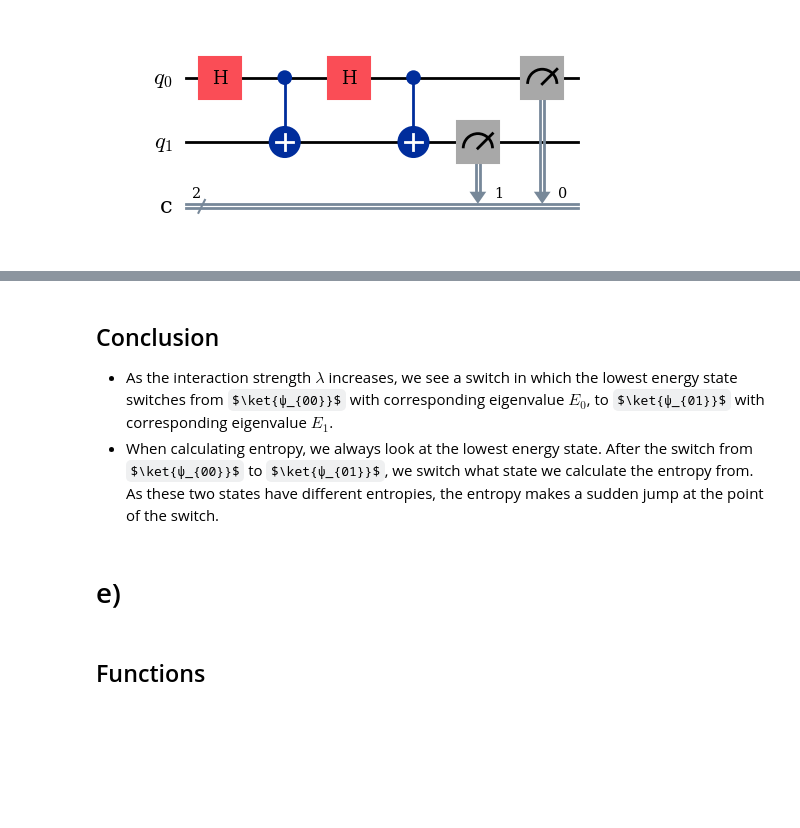
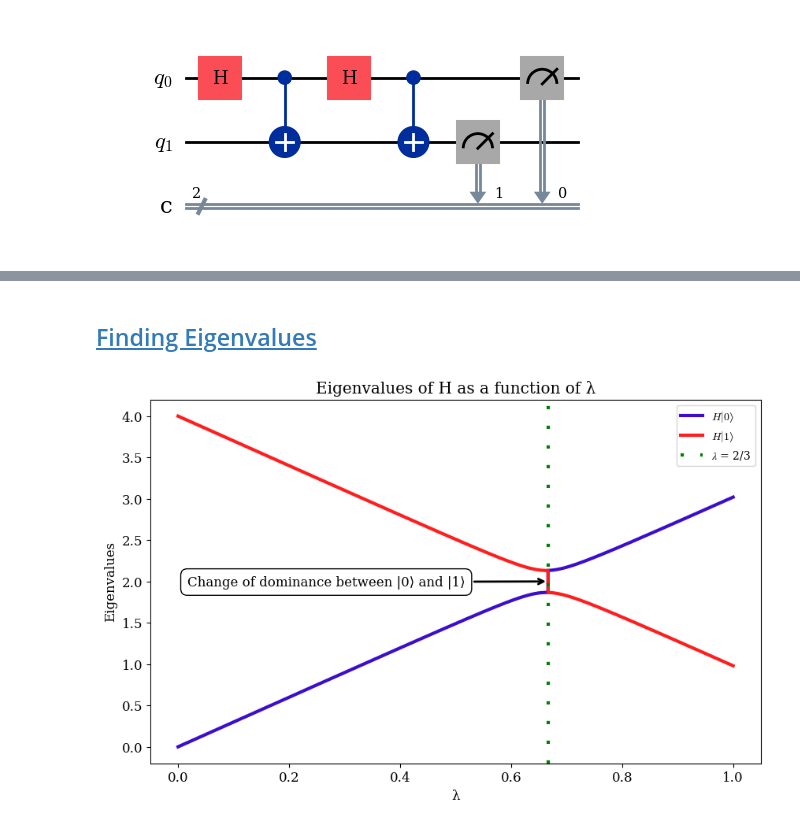
Before and after one commit to Oskar-Idland/FYS5419-Quantum-Computing-and-Quantum-Machine-Learning, a Jupyter notebook: Project_1/Project_1.ipynb, the cells around one changed output, grey strips where cells are left out. Drawn from its saved outputs; the diff is of its cells as text; code cells hidden in the pictures; some formulas as TeX source; blank space fills up the shorter version.

```diff
--- a/Project_1/Project_1.ipynb
+++ b/Project_1/Project_1.ipynb
@@ -3,19 +39,23 @@
 # %%
+import warnings
 import numpy as np
+from time import time
+from numba import njit
+from tabulate import tabulate
+import matplotlib.pyplot as plt
+from dataclasses import dataclass
 from numpy import float64, complex128, ndarray
-from typing import Annotated, Literal
-import sympy as sp
-import warnings
-from numba import njit
-from time import time
+from typing import Annotated, Literal, Callable, NamedTuple
+
 np.set_printoptions(precision=3, sign=' ')
-import matplotlib.pyplot as plt
 plt.rcParams.update({'font.size': 12,
                      'font.family': 'serif',
                      'figure.figsize': (10, 6),
                      'mathtext.fontset': 'cm',
-                     'axes.prop_cycle': plt.cycler(color=["#3d0dce", "#ff1e1e", "#61ffa6", "#86db0f", "#f711ff", "#64B5CD"])
-                 })
+                     'axes.prop_cycle': plt.cycler(color=["#3d0dce", "#ff1e1e", "#61ffa6", "#86db0f", "#f711ff", "#64B5CD"]),
+                     'lines.linewidth': 3,
+                     'legend.fontsize': 10,
+                    })
 tensor_prod = np.kron
 
 import qiskit as qk
@@ -999,8 +590,0 @@ plt.show()
-# %% [markdown]
-## Conclusion
-- As the interaction strength $λ$ increases, we see a switch in which the lowest energy state switches from $\ket{ψ_{00}}$ with corresponding eigenvalue $E_0$, to $\ket{ψ_{01}}$ with corresponding eigenvalue $E_1$.
-- When calculating entropy, we always look at the lowest energy state. After the switch from $\ket{ψ_{00}}$ to $\ket{ψ_{01}}$, we switch what state we calculate the entropy from. As these two states have different entropies, the entropy makes a sudden jump at the point of the switch.
-# %% [markdown]
-# e)
-# %% [markdown]
-## Functions
@@ -1048,0 +591,28 @@ def Energy_2qbit(θ1, θ2, θ3, θ4, λ: float) -> float:
+# %% [markdown]
+## <a id='toc4_2_'></a>[Finding Eigenvalues](#toc0_)
+# %%
+n_lambdas = 10001
+lambdas = np.linspace(0, 1, n_lambdas)
+energy_eigvals = [np.linalg.eigvals(Hamiltonian_1qbit(λ)).real for λ in lambdas] # Our Hamiltonian is Hermitian, so the eigenvalues are real. Casting to real to avoid warnings
+
+plt.plot(lambdas, energy_eigvals)
+
+x = 2/3
+y = (energy_eigvals[int(2/3*n_lambdas)][0] + energy_eigvals[int(2/3*n_lambdas)][1]) / 2
+plt.annotate(text=r"Change of dominance between |0⟩ and |1⟩",
+          xy=(x, y),
+          xytext=(x-.65, y-.05),
+          arrowprops=dict(arrowstyle='->', lw=2),
+          bbox=dict(facecolor='white',
+          edgecolor='black',
+          boxstyle='round,pad=0.5')),
+plt.xlabel('λ')
+plt.axvline(x=2/3, color='green', linestyle=(0, (1, 5)))
+plt.ylabel('Eigenvalues')
+plt.title('Eigenvalues of H as a function of λ')
+plt.legend([r'$H|0⟩$', r'$H|1⟩$', r'$λ$ = 2/3'])
+plt.savefig('figs/b_eigenvalues.pdf')
+plt.savefig('selected_results/b_eigenvalues.pdf')
+plt.show()
+# %% [output]
+[figure, added]
```
Also changed, not shown: parts of 70 cells of this notebook, 17 other files.
